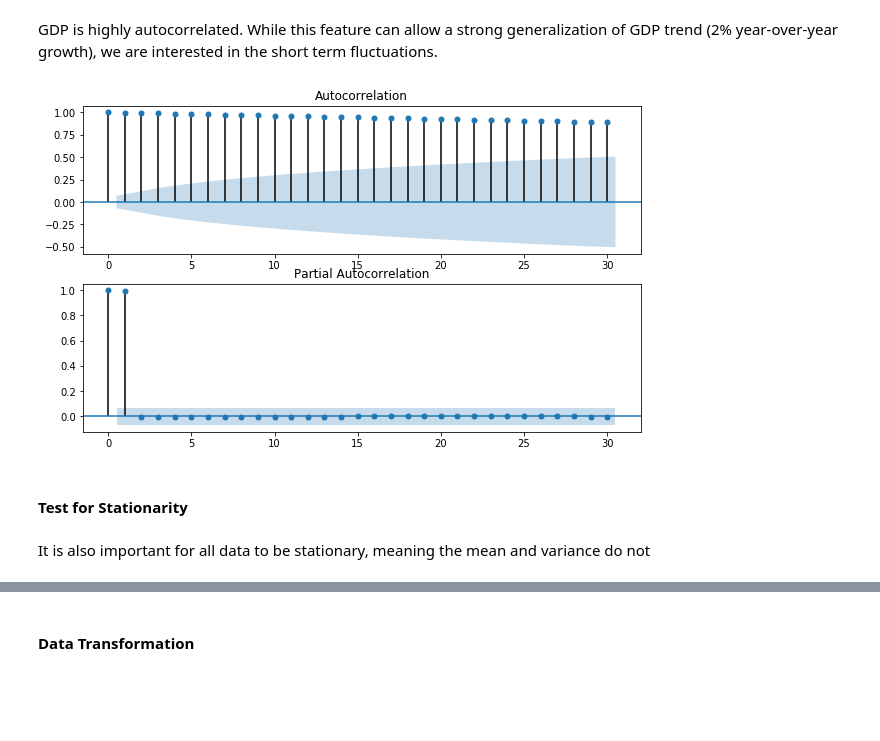
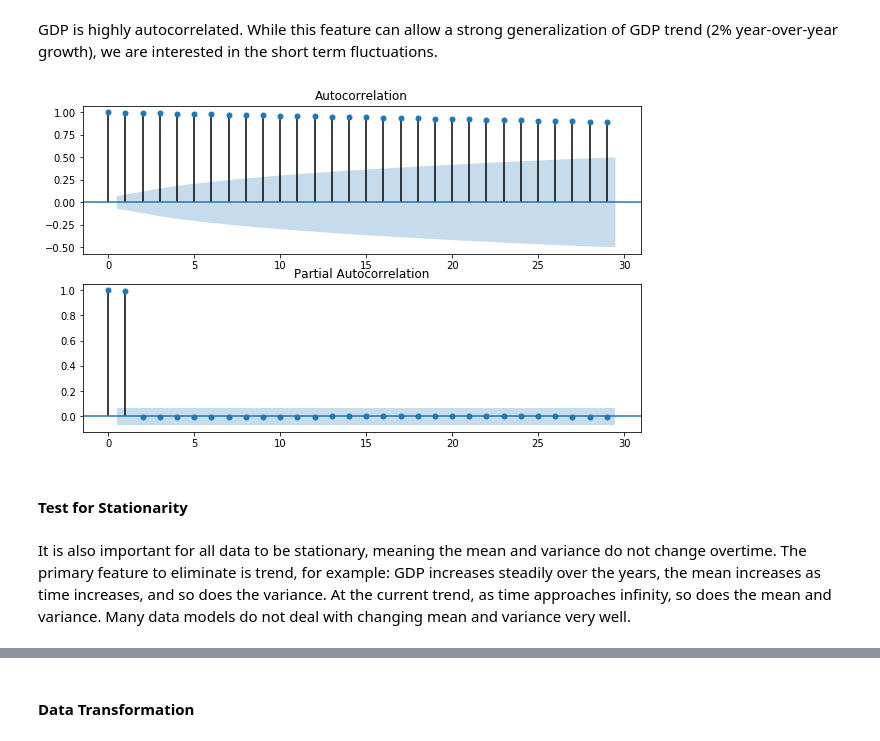
Before and after one commit to jiajunyuan/python-recession-forecaster, a Jupyter notebook: recession_predictor.ipynb, the cells around one changed output, grey strips where cells are left out. Saved outputs shown, nothing was run; the diff lists cells and outputs as text; code cells hidden in the pictures; blank space fills up the shorter version.

```diff
--- a/recession_predictor.ipynb
+++ b/recession_predictor.ipynb
@@ -191,4 +174,4 @@ We will use [cublic spline interpolation](https://columbiaeconomics.com/2010/01/
 # %%
-gdp = gdp['gdp'].interpolate(method='spline', order=3)
-dtoe = dtoe['dtoe'].interpolate(method='spline', order=3)
-pinvest = pinvest['pinvest'].interpolate(method='spline', order=3)
+gdp = gdp['gdp'].interpolate(method='spline', order=3).to_frame().reset_index()
+dtoe = dtoe['dtoe'].interpolate(method='spline', order=3).to_frame().reset_index()
+pinvest = pinvest['pinvest'].interpolate(method='spline', order=3).to_frame().reset_index()
@@ -197,7 +178,3 @@ Interpolation converts data to series. We need to convert back to DataFrame type
-# %%
-gdp = gdp.to_frame().reset_index()
-dtoe = dtoe.to_frame().reset_index()
-pinvest = pinvest.to_frame().reset_index()
 # %% [markdown]
 ## Preliminary Analysis
 # %% [markdown]
@@ -275,14 +254,14 @@ VAR assumes Granger causality relationship between all of the variables, in othe
 GDP is highly autocorrelated. While this feature can allow a strong generalization of GDP trend (2% year-over-year growth), we are interested in the short term fluctuations.
 # %%
 fig, ax = plt.subplots(2, figsize=(10, 6))
-ax[0] = plot_acf(gdp.gdp, ax=ax[0])
-ax[1] = plot_pacf(gdp.gdp, ax=ax[1])
+ax[0] = plot_acf(data.gdp, ax=ax[0])
+ax[1] = plot_pacf(data.gdp, ax=ax[1])
 # %% [output]
-[figure, old version]
+[figure, new version]
 # %% [markdown]
 #### Test for Stationarity
-# %% [markdown]
-It is also important for all data to be stationary, meaning the mean and variance do not
+# %% [markdown]
+It is also important for all data to be stationary, meaning the mean and variance do not change overtime. The primary feature to eliminate is trend, for example: GDP increases steadily over the years, the mean increases as time increases, and so does the variance. At the current trend, as time approaches infinity, so does the mean and variance. Many data models do not deal with changing mean and variance very well.
 # %%
 class StationarityTests:
     def __init__(self, significance=.05):
```
Also changed, not shown: parts of 61 cells of this notebook, 1 other file.
